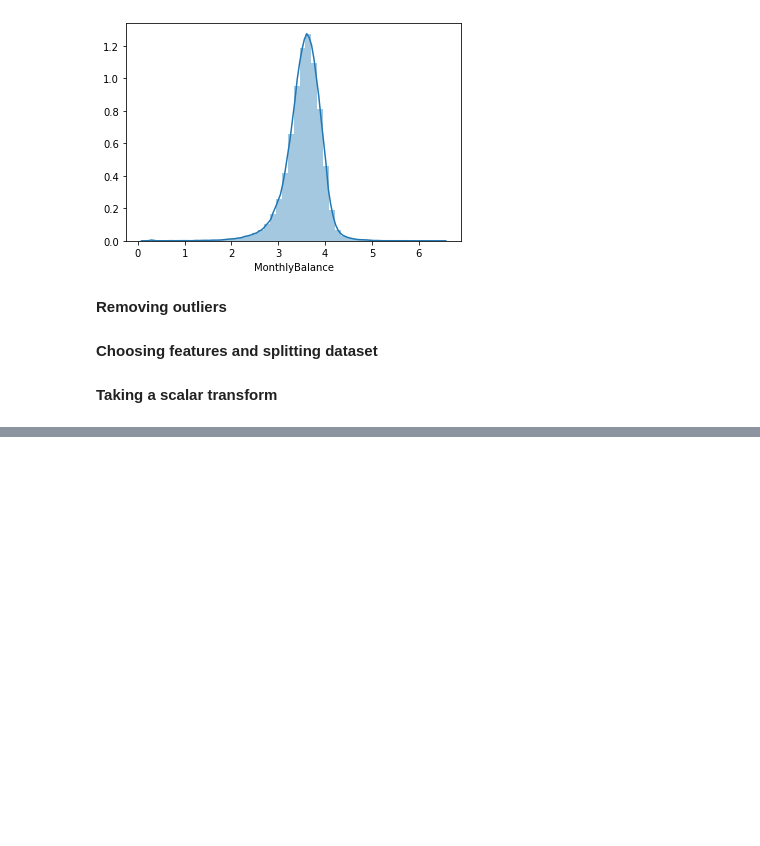
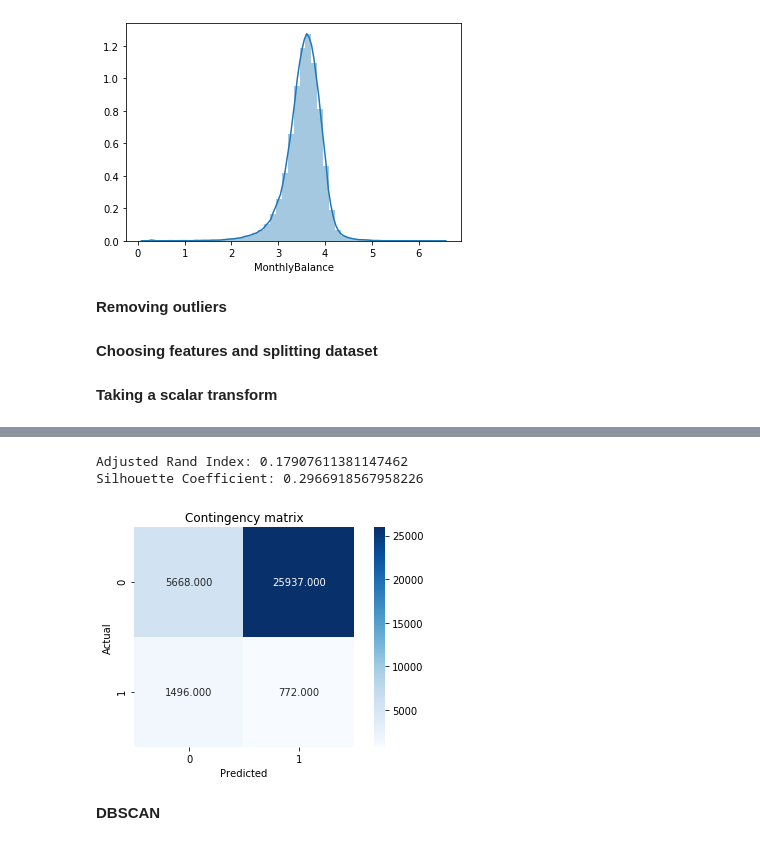
Before and after one commit to Vignesh-Nswamy/Data-Science, a Jupyter notebook: Project 3/clustering-kmeans.ipynb, the cells around one changed output, grey strips where cells are left out. Drawn from its saved outputs; the diff is of its cells as text; code cells hidden in the pictures; blank space fills up the shorter version.

```diff
--- a/Project 3/clustering-kmeans.ipynb
+++ b/Project 3/clustering-kmeans.ipynb
@@ -143,0 +164,8 @@ k_means(x_test, y_test)
+# %%
+hierarchical(x_test, y_test, method='ward')
+# %% [output]
+Adjusted Rand Index: 0.17907611381147462
+Silhouette Coefficient: 0.2966918567958226
+[figure, added]
+# %% [markdown]
+**DBSCAN**
```
Also changed, not shown: parts of 7 cells of this notebook.
